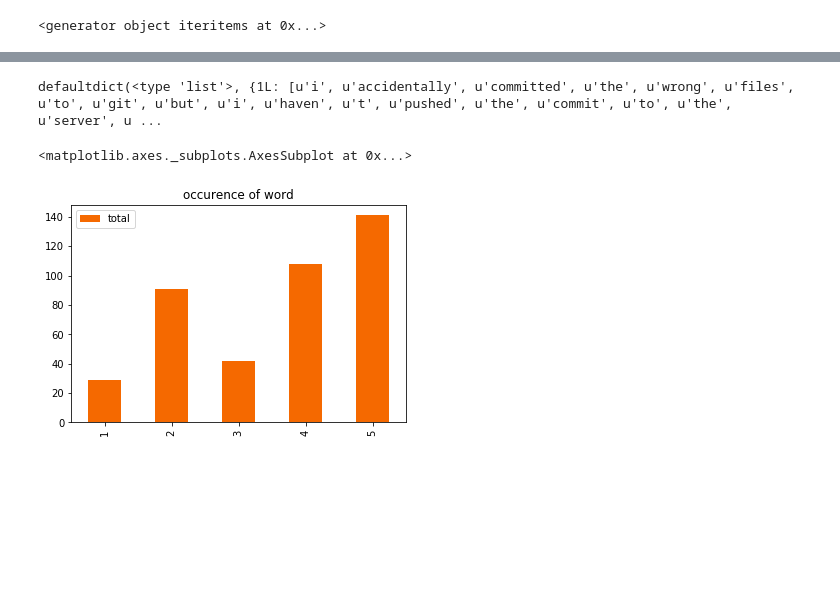
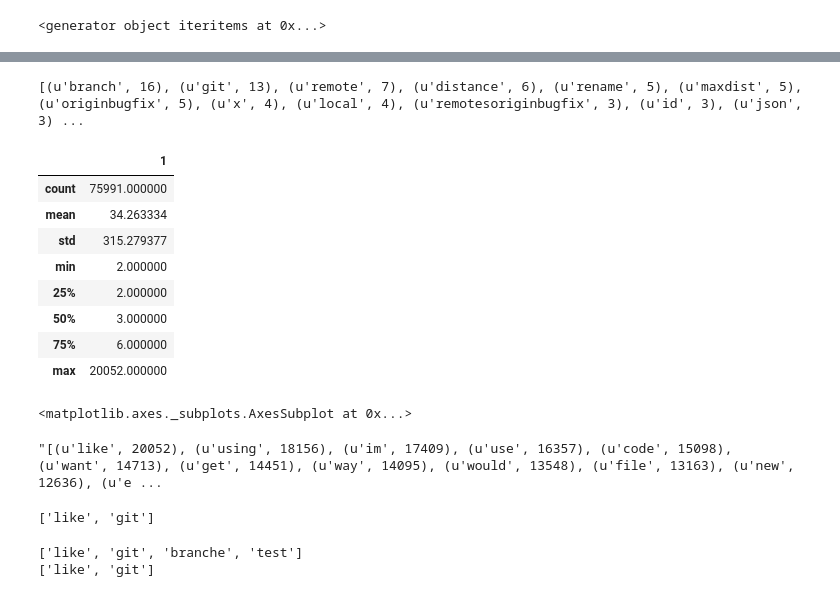
Before and after one commit to EricJacquesPro/TextCategorization, a Jupyter notebook: Projet.ipynb, the cells around one changed output, grey strips where cells are left out. Saved outputs shown, nothing was run; the diff lists cells and outputs as text; code cells hidden in the pictures; blank space fills up the shorter version.

Commit message:
data cleaning first prediction

```diff
--- a/Projet.ipynb
+++ b/Projet.ipynb
@@ -135,10 +195,45 @@ defaultdict(<type 'list'>, {1L: [u'i', u'accidentally', u'committed', u'the', u'
+# %%
+print(tagText.count_word_occurencies(data_preprocessed))
+# %% [output]
+[(u'branch', 16), (u'git', 13), (u'remote', 7), (u'distance', 6), (u'rename', 5), (u'maxdist', 5), (u'originbugfix', 5), (u'x', 4), (u'local', 4), (u'remotesoriginbugfix', 3), (u'id', 3), (u'json', 3) ...
+# %%
+data_preprocessed = data_question['body'].apply(tagText.preprocessing)
+word_occurence_count = tagText.count_word_occurencies(data_preprocessed)
+word_occurence_count_df = pd.DataFrame.from_dict(word_occurence_count).describe()
+# %%
+word_occurence_count_df.head(100)
+# %% [output]
+|  | 1 |
+| count | 75991.000000 |
+| mean | 34.263334 |
+| std | 315.279377 |
+| min | 2.000000 |
+| 25% | 2.000000 |
+| 50% | 3.000000 |
+| 75% | 6.000000 |
+| max | 20052.000000 |
 # %%
-df_corpora = tagText.freq_stats_corpora(data_preprocessed.head())
-
-# show result
-df_corpora.sort_values(by='total', ascending=False)
-df_corpora.plot(kind='bar', color="#f56900", title='occurence of word')
+word_occurence_count_df.plot(kind='bar', color="#f56900", title='occurence of word')
 # %% [output]
-defaultdict(<type 'list'>, {1L: [u'i', u'accidentally', u'committed', u'the', u'wrong', u'files', u'to', u'git', u'but', u'i', u'haven', u't', u'pushed', u'the', u'commit', u'to', u'the', u'server', u ...
+<matplotlib.axes._subplots.AxesSubplot at 0x...>
-<matplotlib.axes._subplots.AxesSubplot at 0x...>
-[figure, removed]
+# %%
+dict_tag = count_word_occurencies(data_preprocessed)
+dict_tag = str(dict_tag)
+dict_tag
+# %% [output]
+"[(u'like', 20052), (u'using', 18156), (u'im', 17409), (u'use', 16357), (u'code', 15098), (u'want', 14713), (u'get', 14451), (u'way', 14095), (u'would', 13548), (u'file', 13163), (u'new', 12636), (u'e ...
+# %%
+tagText.unsupervised_tag(dict_tag, "like git branche totot, test", 2)
+# %% [output]
+['like', 'git']
+# %%
+def unsupervised_tag(dict_word_key, new_question, number_max_tag):
+    tags = [word for word in new_question.split() if (word in dict_word_key)]
+    return tags[0:number_max_tag]
+
+print(unsupervised_tag(dict_tag, "like git branche totot, test", 20))
+print(unsupervised_tag(dict_tag, "like git branche totot, test", 2))
+#for word in "like git branche totot, test".split() if (word in dict_word_key)
+# %% [output]
+['like', 'git', 'branche', 'test']
+['like', 'git']
```
Also changed, not shown: parts of 9 cells of this notebook, 1 other file.
